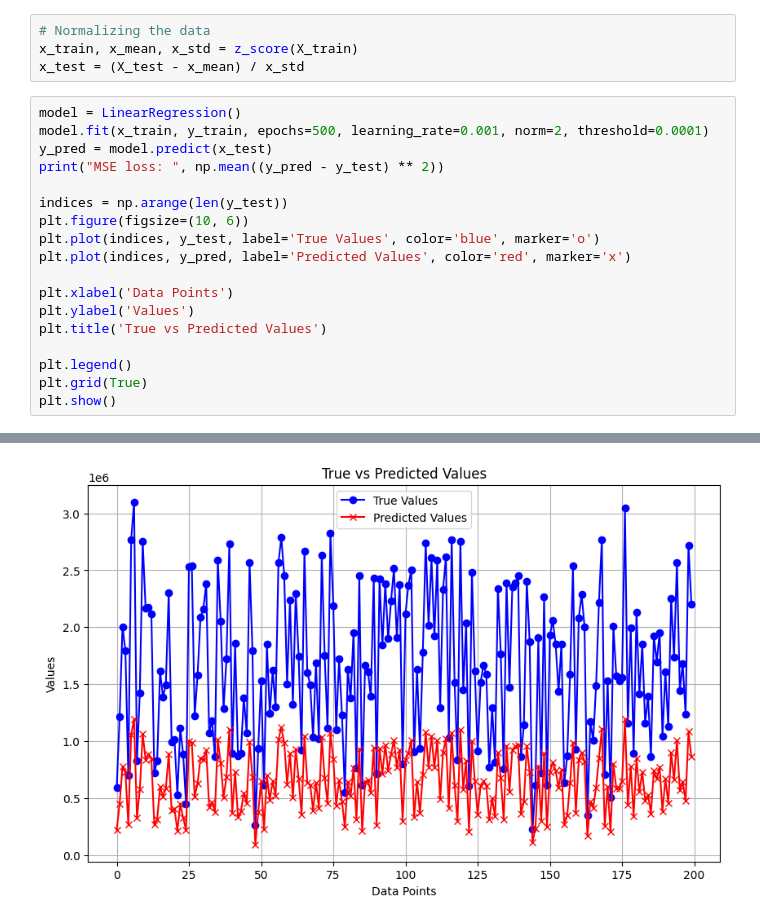
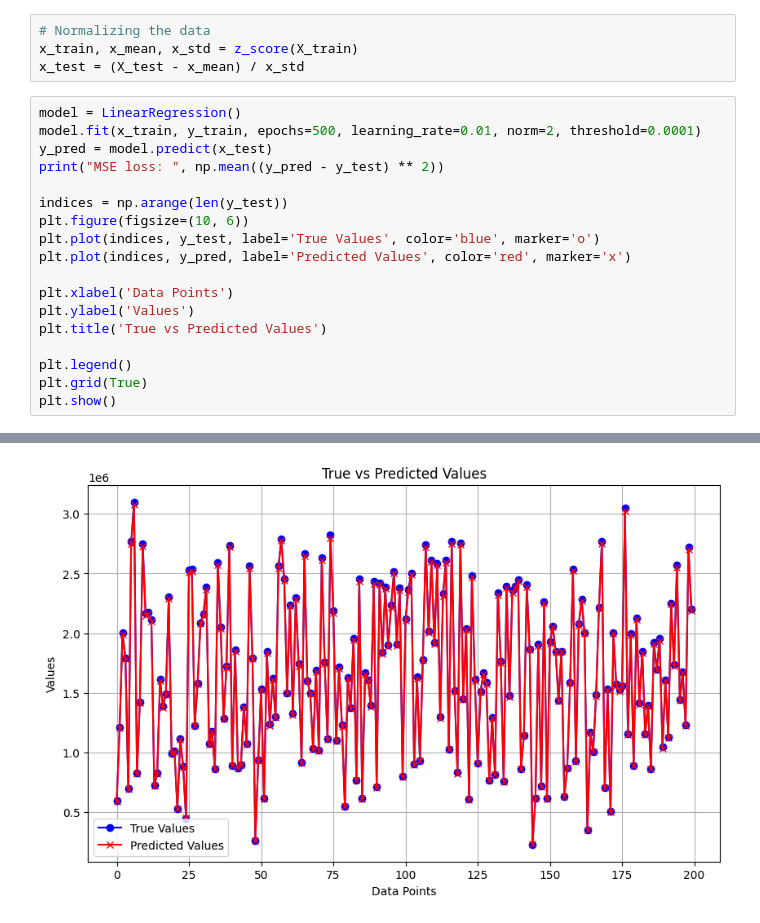
Before and after one commit to jovitabhasin/Data-DaVinci, a Jupyter notebook: Week 1/Linear-Regression/linear_regression.ipynb, the cells around one changed output, grey strips where cells are left out. Drawn from its saved outputs; the diff is of its cells as text.

```diff
--- a/Week 1/Linear-Regression/linear_regression.ipynb
+++ b/Week 1/Linear-Regression/linear_regression.ipynb
@@ -152,7 +152,7 @@ x_train, x_mean, x_std = z_score(X_train)
 x_test = (X_test - x_mean) / x_std
 # %%
 model = LinearRegression()
-model.fit(x_train, y_train, epochs=500, learning_rate=0.001, norm=2, threshold=0.0001)
+model.fit(x_train, y_train, epochs=500, learning_rate=0.01, norm=2, threshold=0.0001)
 y_pred = model.predict(x_test)
 print("MSE loss: ", np.mean((y_pred - y_test) ** 2))
 
@@ -173 +173 @@ MSE loss:  1163604693995.1025
-[figure, old version]
+[figure, new version]
```
Also changed, not shown: parts of 1 cell of this notebook.
